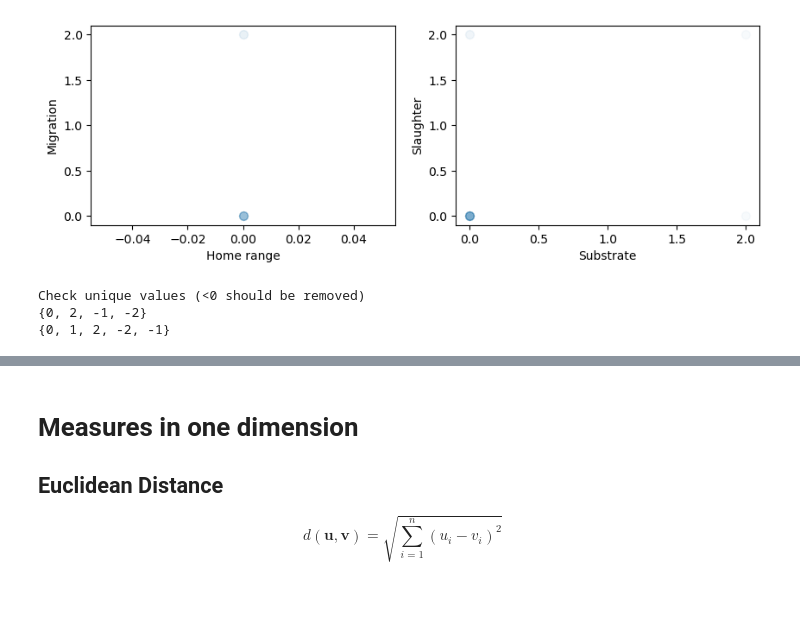
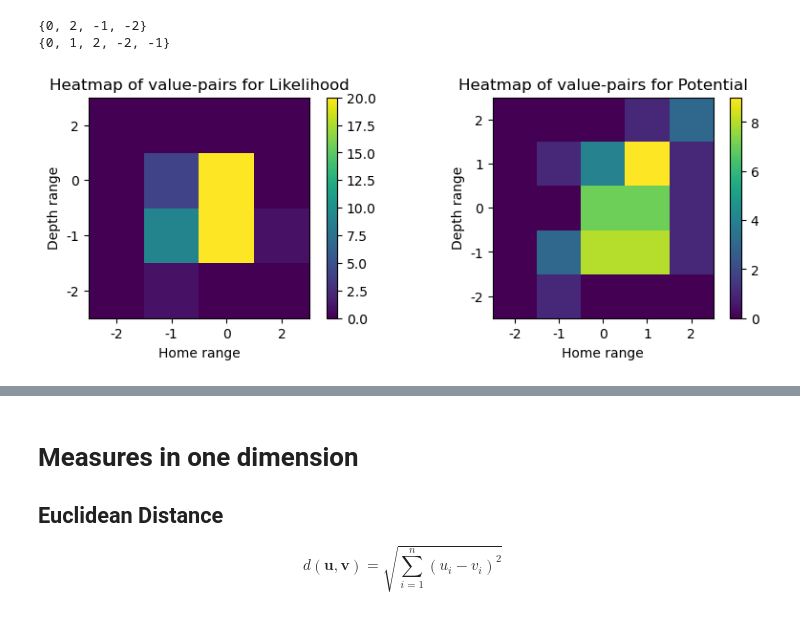
Before and after one commit to alisonpeard/fishetho_networks, a Jupyter notebook: notebooks/Similarity Measures.ipynb, the cells around one changed output, grey strips where cells are left out. Drawn from its saved outputs; the diff is of its cells as text; code cells hidden in the pictures.

Commit message:
base notebook with basic similarity measures and correlation plots

```diff
--- a/notebooks/Similarity Measures.ipynb
+++ b/notebooks/Similarity Measures.ipynb
@@ -38,18 +67,17 @@ def make_multilevel(likelihood, potential):
 # %%
-df = pd.read_csv(join('..', 'data', 'feb_farm_data_s2.csv'))
+df = pd.read_csv(join(wd, 'feb_farm_data_s2.csv'))
 
 # get criterion dictionary
 criteria_df = df.head(10)[['Criterion.1', 'Unnamed: 7']].set_index('Criterion.1')
 criteria_df.index.name = 'index'
 criteria_df.columns = ['criterion']
 criteria_dict = {int(val): name for val, name in zip(criteria_df.index, criteria_df['criterion'])}
+criteria_dict_r = {value: key for key, value in criteria_dict.items()}
 
 # set up dataframe for each of likelihood, potential, and uncertainty
 likelihood = df.pivot(index="Fish ID", columns="Criterion", values="Likelihood")
 potential = df.pivot(index="Fish ID", columns="Criterion", values="Potential")
 certainty = df.pivot(index="Fish ID", columns="Criterion", values="Certainty")
 
-# combine into one multiindex df
+# combine into one multiindex df (useful for operations later)
 df_all = make_multilevel(likelihood, potential)
-
-criteria_dict
@@ -67,23 +84,50 @@ criteria_dict
-# %%
-fig, ax = plt.subplots(1, 2, figsize=(10, 3))
-
-ax[0].scatter(likelihood[17], likelihood[29], alpha=0.03, s=50)
-ax[0].set_xlabel(criteria_dict[17]);
-ax[0].set_ylabel(criteria_dict[29]);
-
-ax[1].scatter(likelihood[33], likelihood[36], alpha=0.03, s=50)
-ax[1].set_xlabel(criteria_dict[33]);
-ax[1].set_ylabel(criteria_dict[36]);
-# %% [output]
-[figure, removed]
-# %%
-print('Check unique values (<0 should be removed)')
-print(set(likelihood.values.ravel()))
-print(set(potential.values.ravel()))
-# %% [output]
-Check unique values (<0 should be removed)
-{0, 2, -1, -2}
-{0, 1, 2, -2, -1}
+# %%
+# Check unique values (<0 should be removed)
+print(set(likelihood.values.ravel()))
+print(set(potential.values.ravel()))
+# %% [output]
+{0, 2, -1, -2}
+{0, 1, 2, -2, -1}
+# %%
+# inspect a single pair of criteria for Potential and Likelihood
+i = 'Home range'
+j = 'Depth range'
+
+# plot
+fig, axs = plt.subplots(1, 2, figsize=(10, 3))
+
+ax = axs[0]
+measure = likelihood
+values = [-2, -1, 0, 2]
+heatmap, pv_dict = make_heatmap(measure, criteria_dict_r[i], criteria_dict_r[j], values)
+im = ax.imshow(heatmap)
+ax.set_xlabel(i)
+ax.set_ylabel(j)
+ax.set_xticks([*pv_dict.keys()])
+ax.set_yticks([*pv_dict.keys()])
+ax.set_xticklabels([*pv_dict.values()])
+ax.set_yticklabels([*pv_dict.values()])
+ax.invert_yaxis()
+ax.set_title('Heatmap of value-pairs for Likelihood')
+plt.colorbar(im);
+
+
+ax = axs[1]
+measure = potential
+values = [-2, -1, 0, 1, 2]
+heatmap, pv_dict = make_heatmap(measure, criteria_dict_r[i], criteria_dict_r[j], values)
+im = ax.imshow(heatmap)
+ax.set_xlabel(i)
+ax.set_ylabel(j)
+ax.set_xticks([*pv_dict.keys()])
+ax.set_yticks([*pv_dict.keys()])
+ax.set_xticklabels([*pv_dict.values()])
+ax.set_yticklabels([*pv_dict.values()])
+ax.invert_yaxis()
+ax.set_title('Heatmap of value-pairs for Potential')
+plt.colorbar(im);
+# %% [output]
+[figure, added]
 # %%
 # make a multilevel dataframe and remove negative values
 idx = pd.IndexSlice
```
Also changed, not shown: parts of 19 cells of this notebook, 2 other files.
